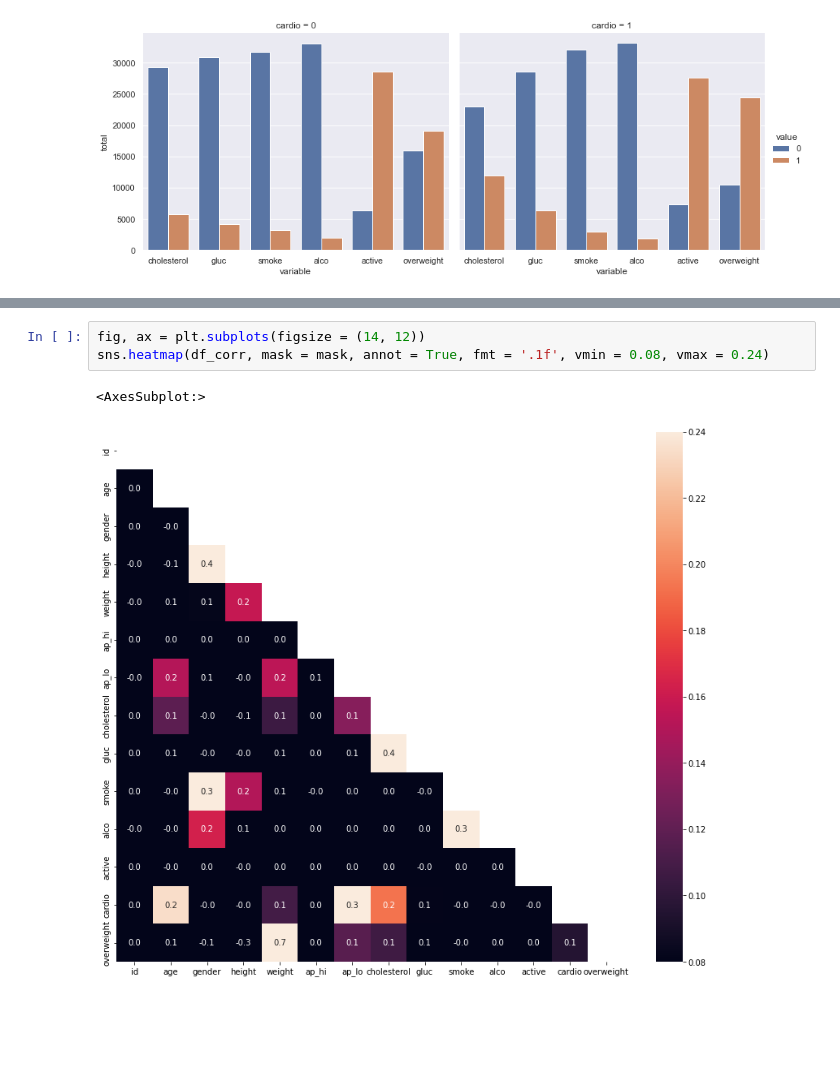
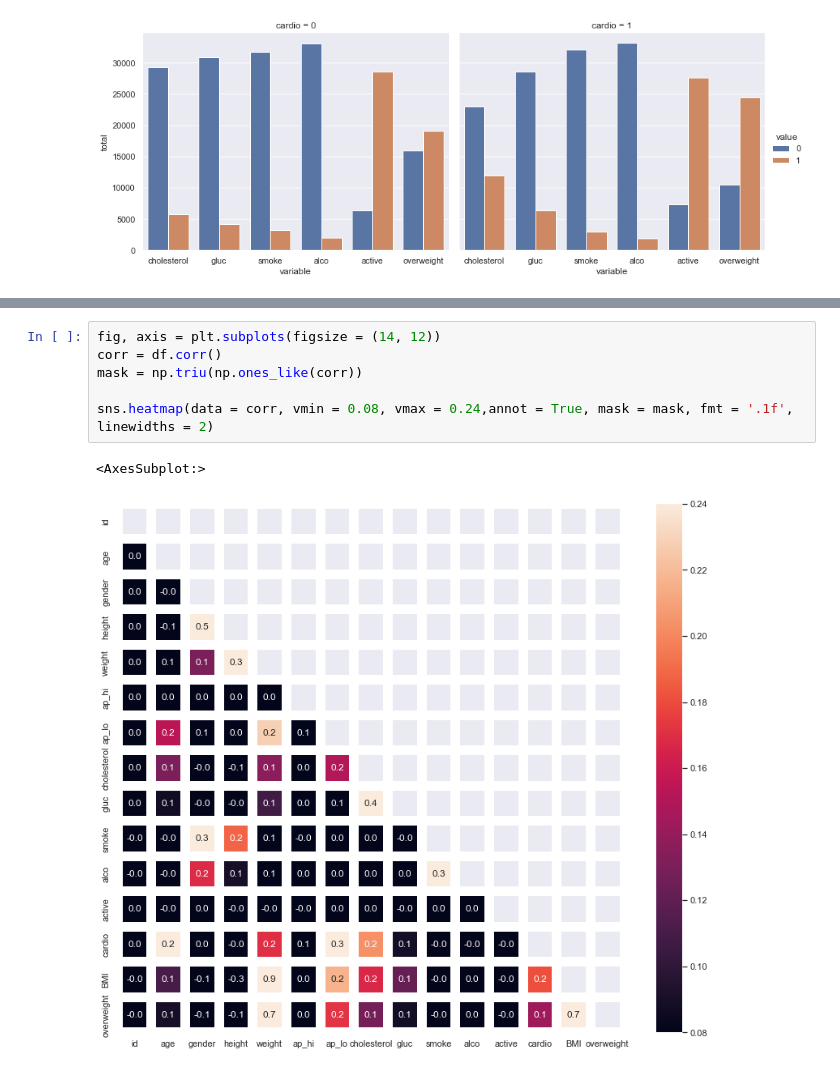
Before and after one commit to JavierRojas14/Medical_Data_Visualizer, a Jupyter notebook: medical_examination.ipynb, the cells around one changed output, grey strips where cells are left out. Cells and saved outputs as stored; diff of their text form; blank space fills up the shorter version.

Commit message:
Se pudo hacer el heatmap (y lo entendí)

```diff
--- a/medical_examination.ipynb
+++ b/medical_examination.ipynb
@@ -102,6 +73,9 @@ Deprecated in NumPy 1.20; for more details and guidance: https://numpy.org/devdo
 # %%
-fig, ax = plt.subplots(figsize = (14, 12))
-sns.heatmap(df_corr, mask = mask, annot = True, fmt = '.1f', vmin = 0.08, vmax = 0.24)
+fig, axis = plt.subplots(figsize = (14, 12))
+corr = df.corr()
+mask = np.triu(np.ones_like(corr))
+
+sns.heatmap(data = corr, vmin = 0.08, vmax = 0.24,annot = True, mask = mask, fmt = '.1f', linewidths = 2)
 # %% [output]
 <AxesSubplot:>
-[figure, old version]
+[figure, new version]
```
Also changed, not shown: parts of 2 cells of this notebook.
